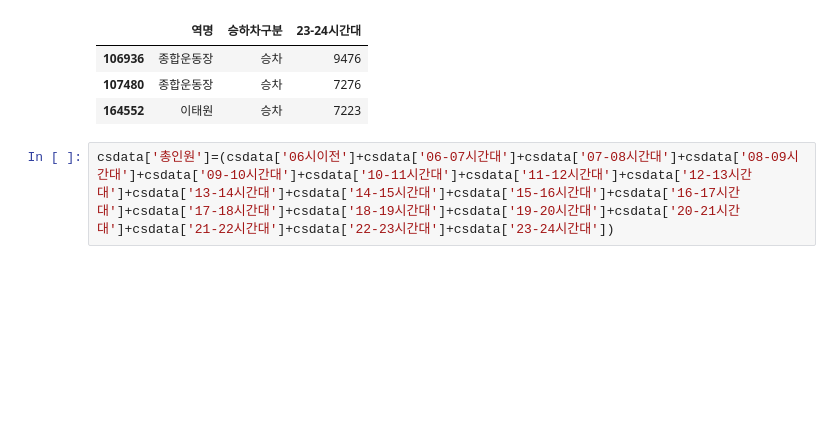
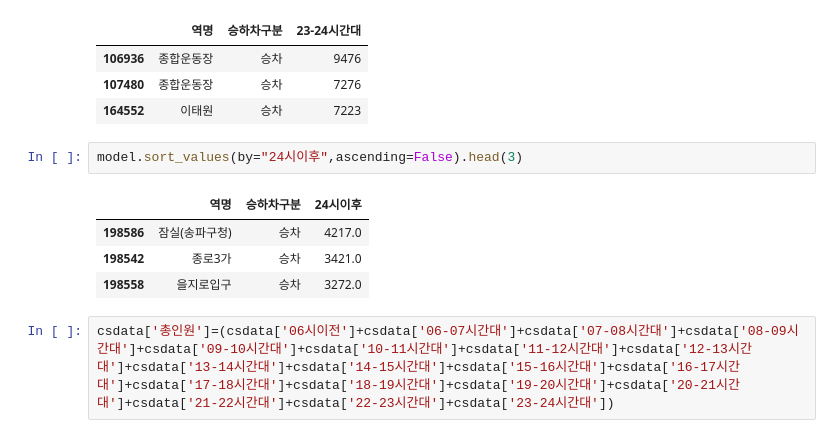
Before and after one commit to skrhdla/-, a Jupyter notebook: Untitled2.ipynb, the cells around one changed output. Saved outputs shown, nothing was run; the diff lists cells and outputs as text; blank space fills up the shorter version.

```diff
--- a/Untitled2.ipynb
+++ b/Untitled2.ipynb
@@ -200,5 +195,12 @@ model.sort_values(by="23-24시간대",ascending=False).head(3)
 | 106936 | 종합운동장 | 승차 | 9476 |
 | 107480 | 종합운동장 | 승차 | 7276 |
 | 164552 | 이태원 | 승차 | 7223 |
+# %%
+model.sort_values(by="24시이후",ascending=False).head(3)
+# %% [output]
+|  | 역명 | 승하차구분 | 24시이후 |
+| 198586 | 잠실(송파구청) | 승차 | 4217.0 |
+| 198542 | 종로3가 | 승차 | 3421.0 |
+| 198558 | 을지로입구 | 승차 | 3272.0 |
 # %%
 csdata['총인원']=(csdata['06시이전']+csdata['06-07시간대']+csdata['07-08시간대']+csdata['08-09시간대']+csdata['09-10시간대']+csdata['10-11시간대']+csdata['11-12시간대']+csdata['12-13시간대']+csdata['13-14시간대']+csdata['14-15시간대']+csdata['15-16시간대']+csdata['16-17시간대']+csdata['17-18시간대']+csdata['18-19시간대']+csdata['19-20시간대']+csdata['20-21시간대']+csdata['21-22시간대']+csdata['22-23시간대']+csdata['23-24시간대'])
```
Also changed, not shown: parts of 10 cells of this notebook.
